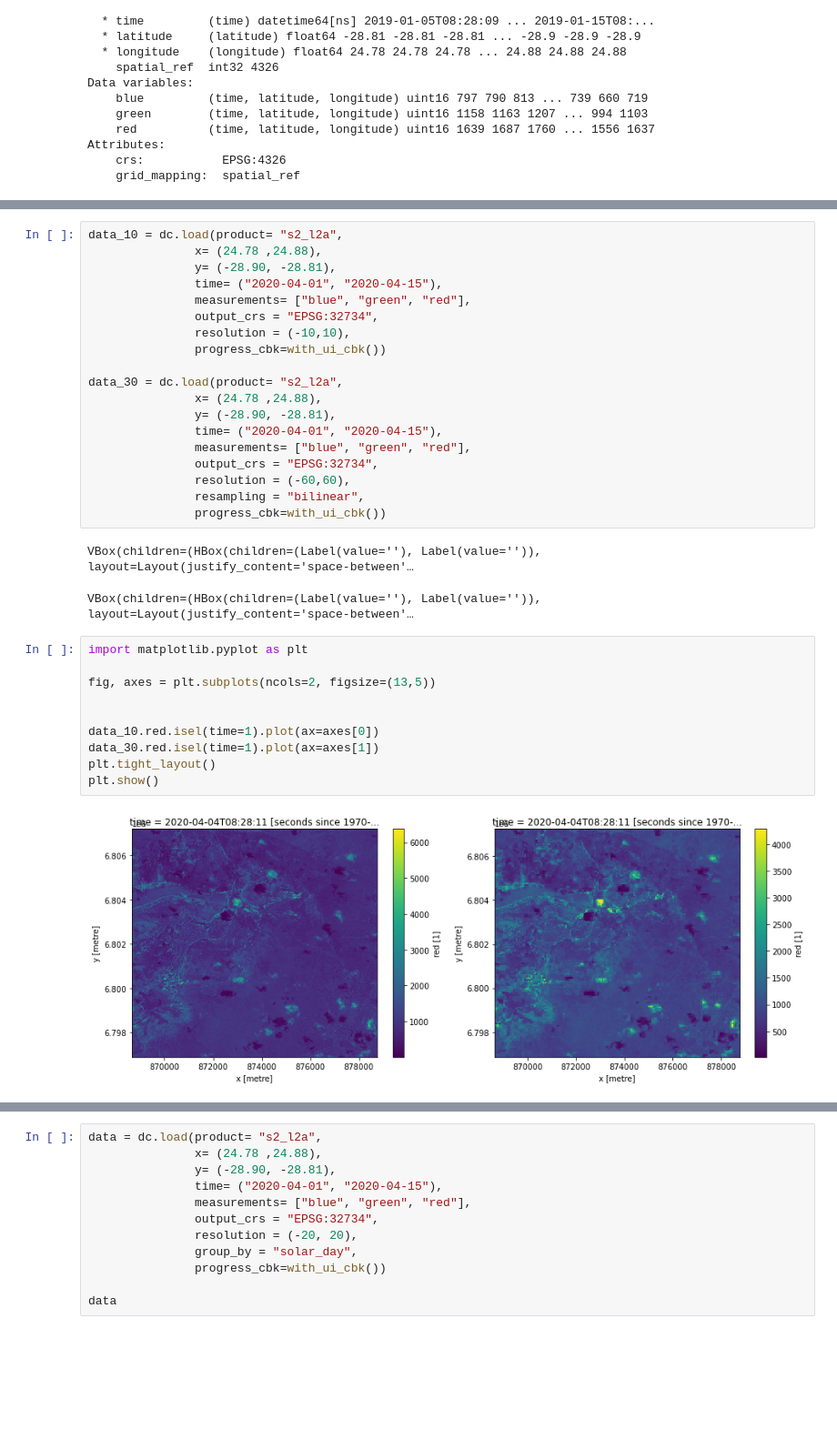
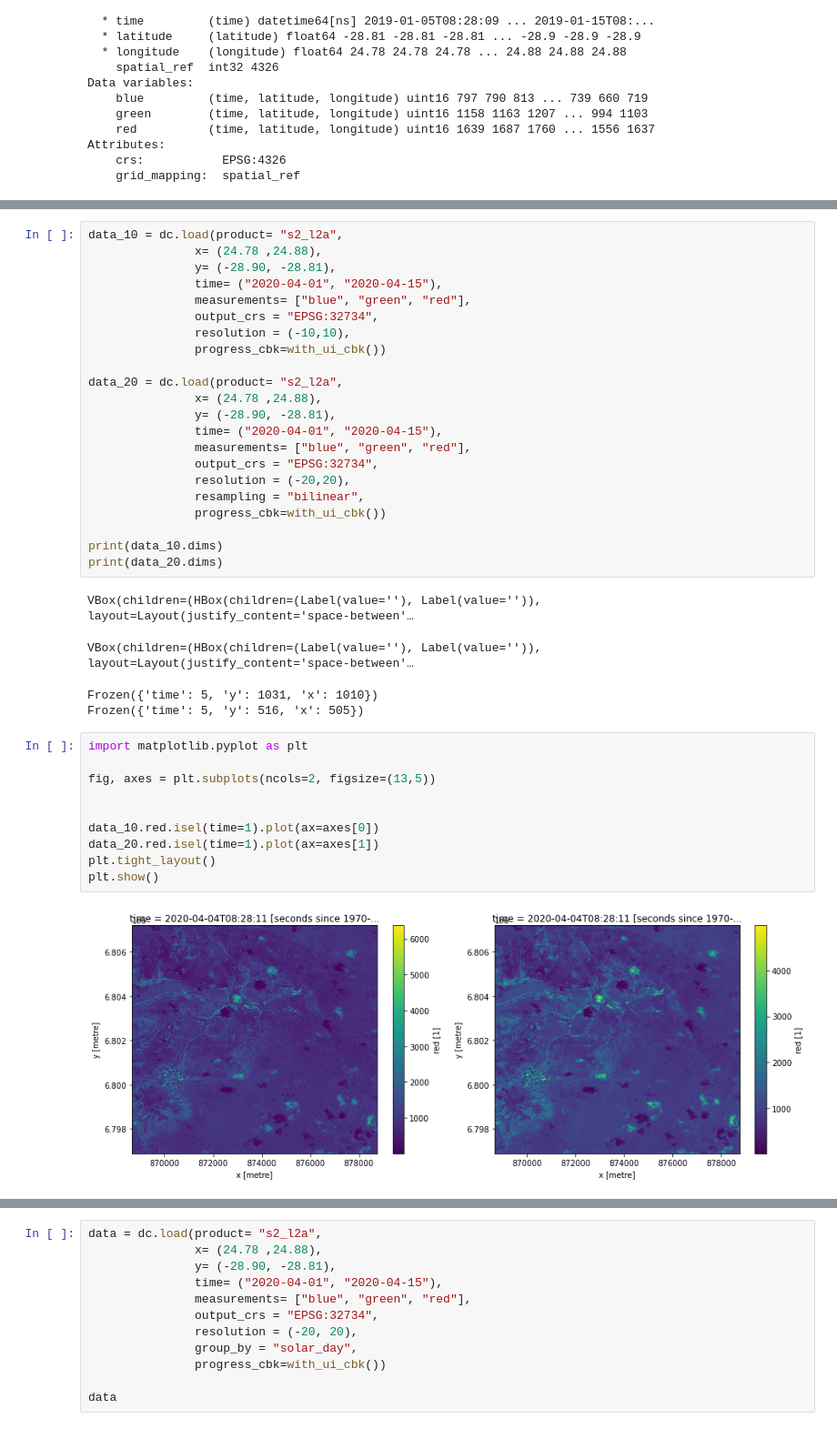
Before and after one commit to eo2cube/saldi_workshop, a Jupyter notebook: get_started/notebooks/03_data_lookup_and_loading.ipynb, the cells around one changed output, grey strips where cells are left out. Shown: that part at 91% size. Cells and saved outputs as stored; diff of their text form; blank space fills up the shorter version.

```diff
--- a/get_started/notebooks/03_data_lookup_and_loading.ipynb
+++ b/get_started/notebooks/03_data_lookup_and_loading.ipynb
@@ -226,28 +237,33 @@ data_10 = dc.load(product= "s2_l2a",
                resolution = (-10,10),
                progress_cbk=with_ui_cbk())
 
-data_30 = dc.load(product= "s2_l2a",
+data_20 = dc.load(product= "s2_l2a",
                x= (24.78 ,24.88),
                y= (-28.90, -28.81),
                time= ("2020-04-01", "2020-04-15"),
                measurements= ["blue", "green", "red"],
                output_crs = "EPSG:32734",
-               resolution = (-60,60),
+               resolution = (-20,20),
                resampling = "bilinear",
                progress_cbk=with_ui_cbk())
+
+print(data_10.dims)
+print(data_20.dims)
 # %% [output]
 VBox(children=(HBox(children=(Label(value=''), Label(value='')), layout=Layout(justify_content='space-between'…
 VBox(children=(HBox(children=(Label(value=''), Label(value='')), layout=Layout(justify_content='space-between'…
+Frozen({'time': 5, 'y': 1031, 'x': 1010})
+Frozen({'time': 5, 'y': 516, 'x': 505})
 # %%
 import matplotlib.pyplot as plt
 
 fig, axes = plt.subplots(ncols=2, figsize=(13,5))
 
 
 data_10.red.isel(time=1).plot(ax=axes[0])
-data_30.red.isel(time=1).plot(ax=axes[1])
+data_20.red.isel(time=1).plot(ax=axes[1])
 plt.tight_layout()
 plt.show()
 # %% [output]
-[figure, old version]
+[figure, new version]
 # %% [markdown]
```
Also changed, not shown: parts of 17 cells of this notebook, 17 other files.
